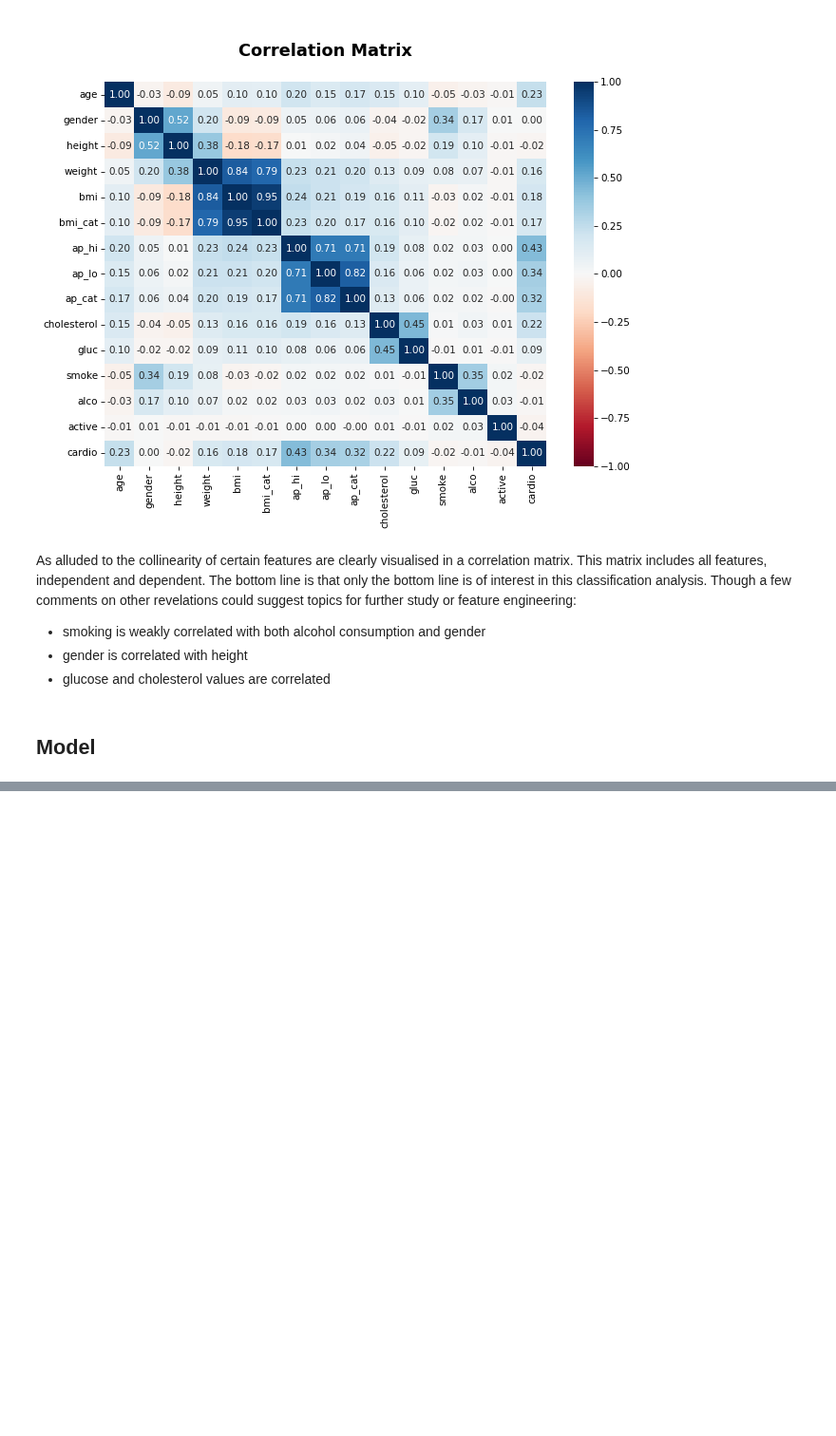
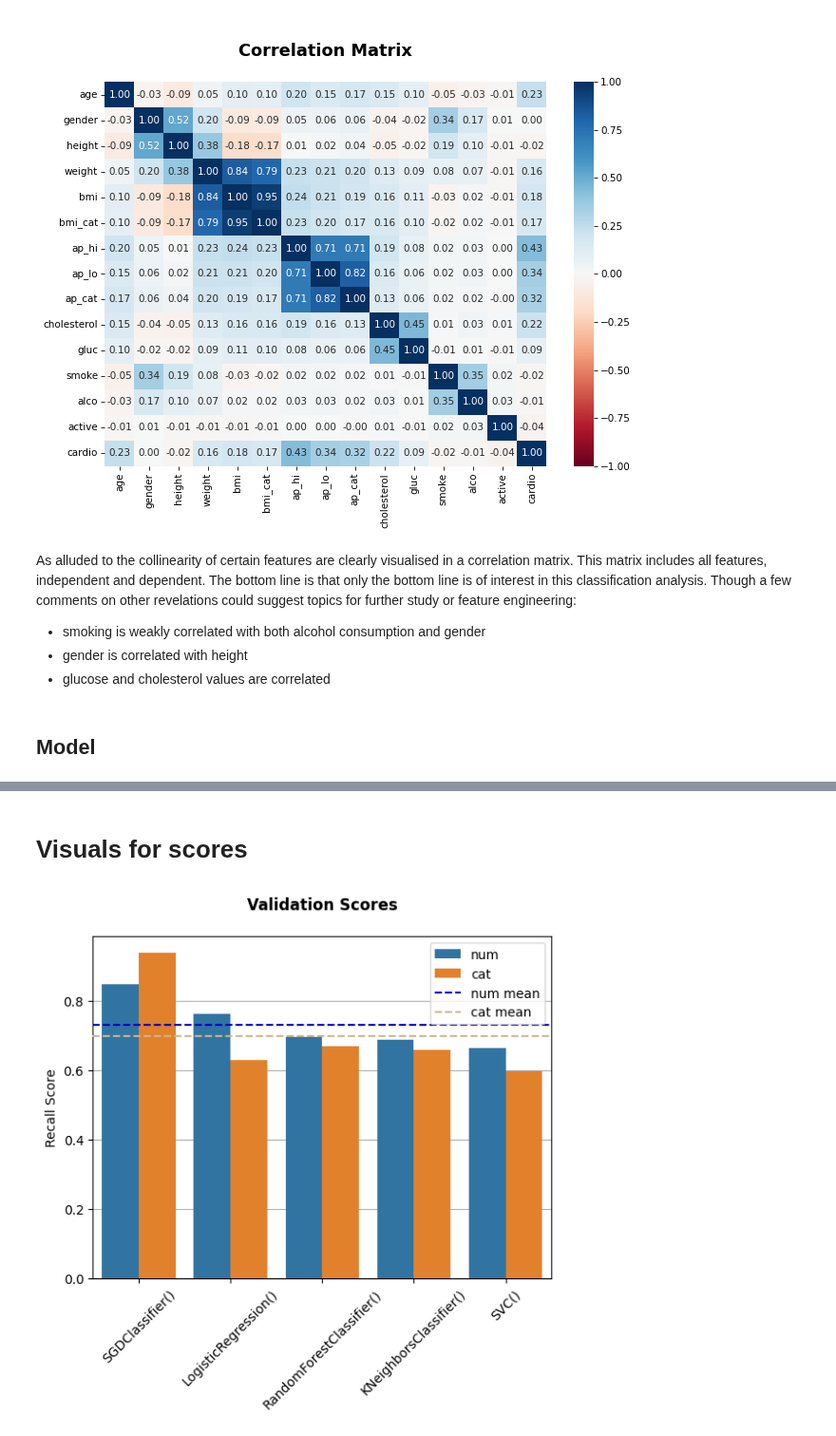
Before and after one commit to AlbotGoodman/machine-learning, a Jupyter notebook: lab/report.ipynb, the cells around one changed output, grey strips where cells are left out. Shown at 95% size. Saved outputs shown, nothing was run; the diff lists cells and outputs as text; code cells hidden in the pictures; blank space fills up the shorter version.

```diff
--- a/lab/report.ipynb
+++ b/lab/report.ipynb
@@ -157,0 +174,31 @@ np.float64(0.6778064516129032)
+# %% [markdown]
+# Visuals for scores
+# %%
+import seaborn as sns
+import matplotlib.pyplot as plt
+
+num = pd.read_csv("scores/num_scores.csv")
+cat = pd.read_csv("scores/cat_scores.csv") # can be done in another way in script
+
+num_val_mean = num["val_score"].mean()
+cat_val_mean = cat["val_score"].mean()
+
+num["dataset"] = "num"
+cat["dataset"] = "cat"
+cols = ["dataset", "model", "best_params", "train_score", "val_score"]
+num = num[cols]
+cat = cat[cols]
+df = pd.concat([num, cat], ignore_index=True)
+
+sns.barplot(data=df, x="model", y="val_score", hue="dataset", zorder=2)
+plt.axhline(y=num_val_mean, color="mediumblue", linestyle="--", label="num mean", zorder=3)
+plt.axhline(y=cat_val_mean, color="tan", linestyle="--", label="cat mean", zorder=3)
+plt.xticks(rotation=45)
+plt.title("Validation Scores\n", fontweight="bold")
+plt.ylabel("Recall Score")
+plt.xlabel("")
+plt.grid(axis="y")
+plt.legend()
+plt.show()
+# %% [output]
+[figure, added]
```
Also changed, not shown: parts of 17 cells of this notebook, 3 other files.
